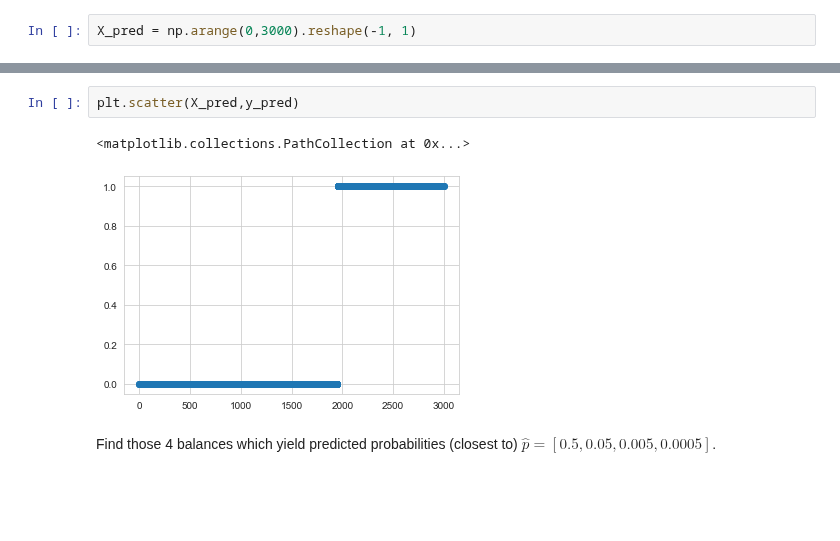
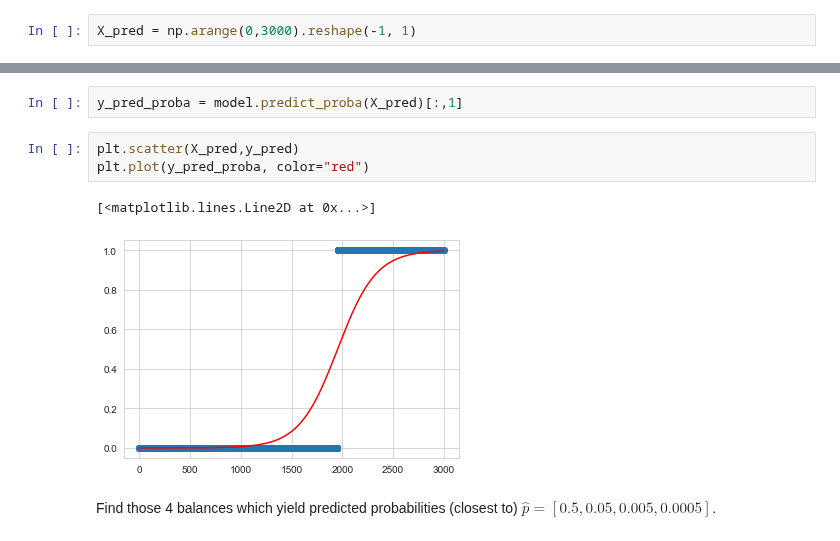
Before and after one commit to Heity94/01_DataScience_2021, a Jupyter notebook: Week_08/Homework8.ipynb, the cells around one changed output, grey strips where cells are left out. Drawn from its saved outputs; the diff is of its cells as text; blank space fills up the shorter version.

Commit message:
Minor change in plot

```diff
--- a/Week_08/Homework8.ipynb
+++ b/Week_08/Homework8.ipynb
@@ -103,8 +101,11 @@ array([False, False, False, ...,  True,  True,  True])
+# %%
+y_pred_proba = model.predict_proba(X_pred)[:,1]
 # %%
 plt.scatter(X_pred,y_pred)
+plt.plot(y_pred_proba, color="red")
 # %% [output]
-<matplotlib.collections.PathCollection at 0x...>
+[<matplotlib.lines.Line2D at 0x...>]
-[figure, old version]
+[figure, new version]
 # %% [markdown]
 Find those 4 balances which yield predicted probabilities (closest to) $\hat{p} = [0.5, 0.05, 0.005, 0.0005]$.
 # %%
```
Also changed, not shown: parts of 2 cells of this notebook.
